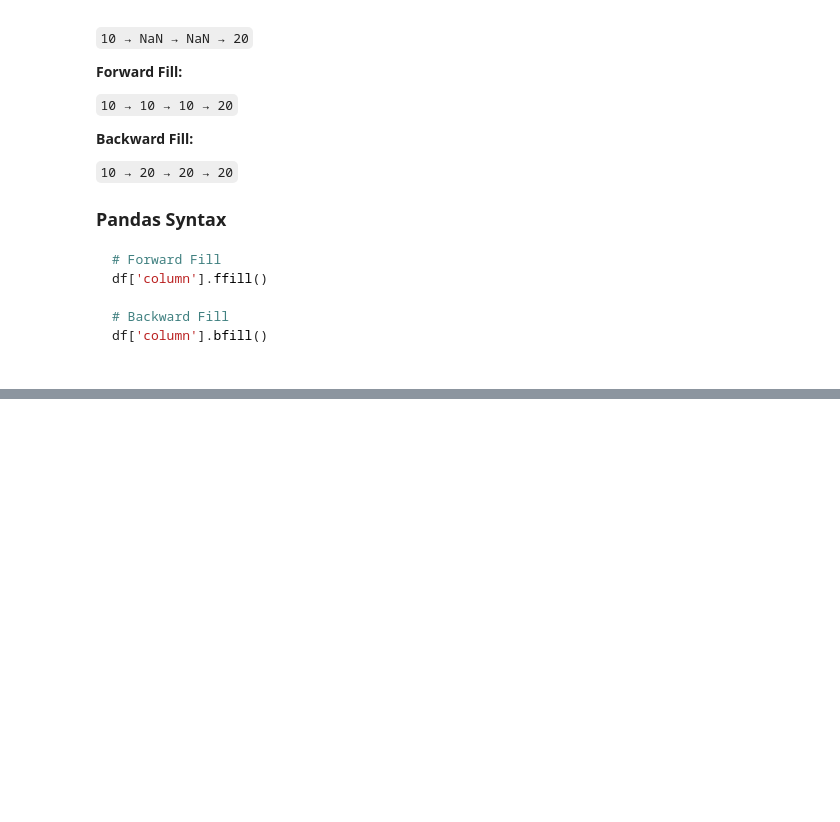
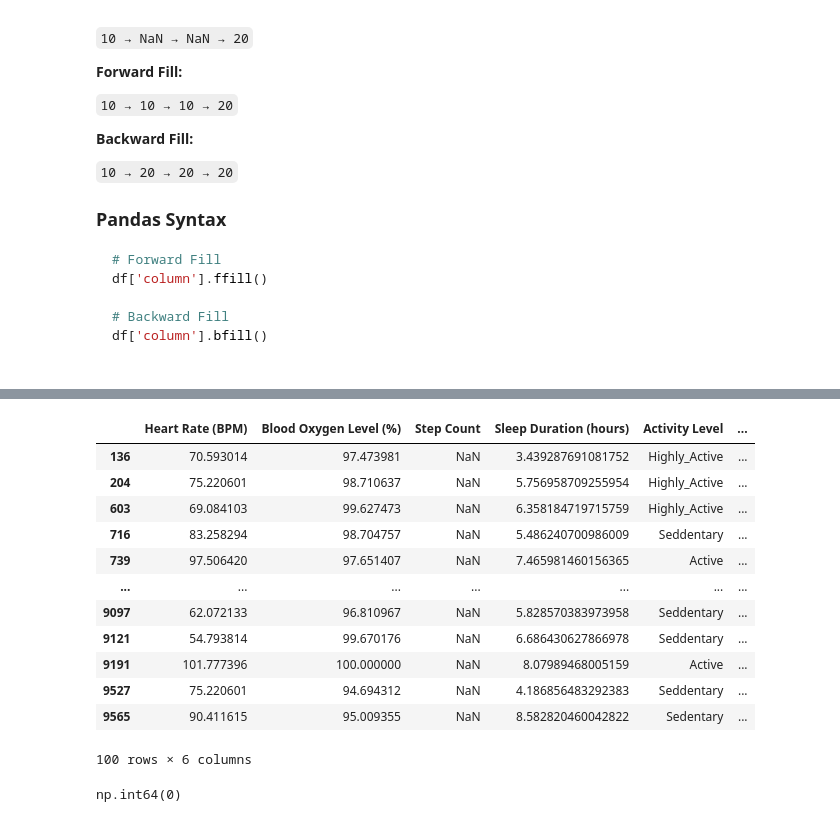
Before and after one commit to AbhishekKumarVerma2356/ML_Data_Assessment_-_Data_Cleaning, a Jupyter notebook: Automated_Data_Cleaning.ipynb, the cells around one changed output, grey strips where cells are left out. Cells and saved outputs as stored; diff of their text form; code cells hidden in the pictures; blank space fills up the shorter version.

```diff
--- a/Automated_Data_Cleaning.ipynb
+++ b/Automated_Data_Cleaning.ipynb
@@ -201,0 +218,16 @@ df['column'].bfill()
+# %%
+df[df['Step Count'].isnull()==True]
+# %% [output]
+|  | Heart Rate (BPM) | Blood Oxygen Level (%) | Step Count | Sleep Duration (hours) | Activity Level | ... |
+| 136 | 70.593014 | 97.473981 | NaN | 3.439287691081752 | Highly_Active | ... |
+| 204 | 75.220601 | 98.710637 | NaN | 5.756958709255954 | Highly_Active | ... |
+| 603 | 69.084103 | 99.627473 | NaN | 6.358184719715759 | Highly_Active | ... |
+| 716 | 83.258294 | 98.704757 | NaN | 5.486240700986009 | Seddentary | ... |
+| 739 | 97.506420 | 97.651407 | NaN | 7.465981460156365 | Active | ... |
+| ... | ... | ... | ... | ... | ... | ... |
+| 9097 | 62.072133 | 96.810967 | NaN | 5.828570383973958 | Seddentary | ... |
+| 9121 | 54.793814 | 99.670176 | NaN | 6.686430627866978 | Seddentary | ... |
+| 9191 | 101.777396 | 100.000000 | NaN | 8.07989468005159 | Active | ... |
+| 9527 | 75.220601 | 94.694312 | NaN | 4.186856483292383 | Seddentary | ... |
+| 9565 | 90.411615 | 95.009355 | NaN | 8.582820460042822 | Sedentary | ... |
+100 rows × 6 columns
@@ -201,0 +238,4 @@ df['column'].bfill()
+# %%
+df['Step Count'].isnull().sum()
+# %% [output]
+np.int64(0)
```
Also changed, not shown: parts of 45 cells of this notebook.
